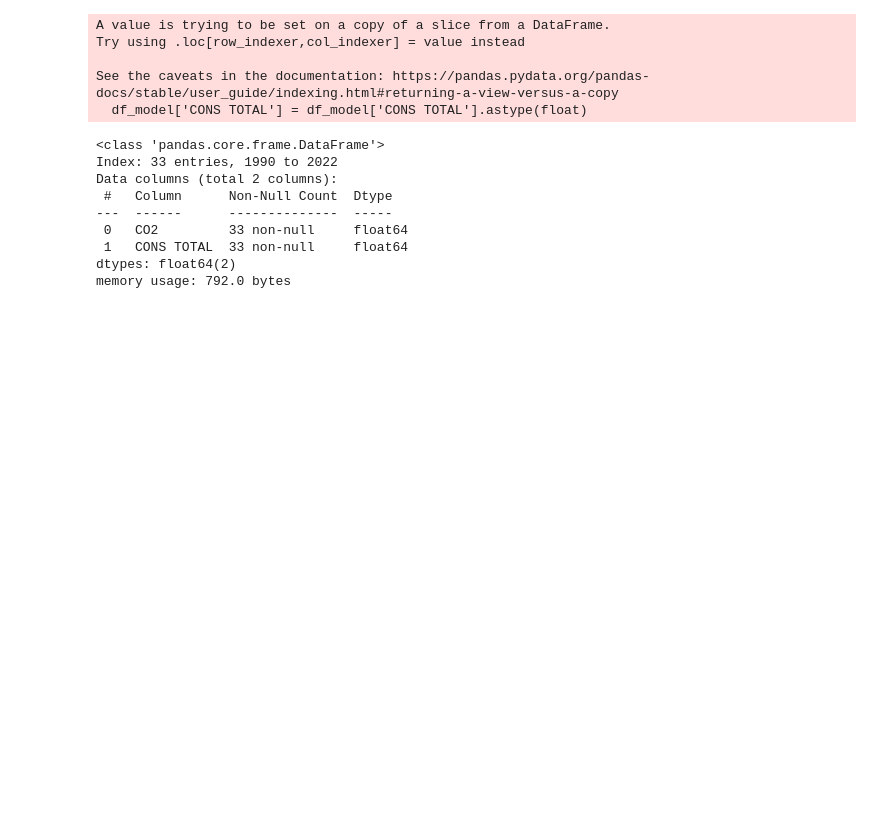
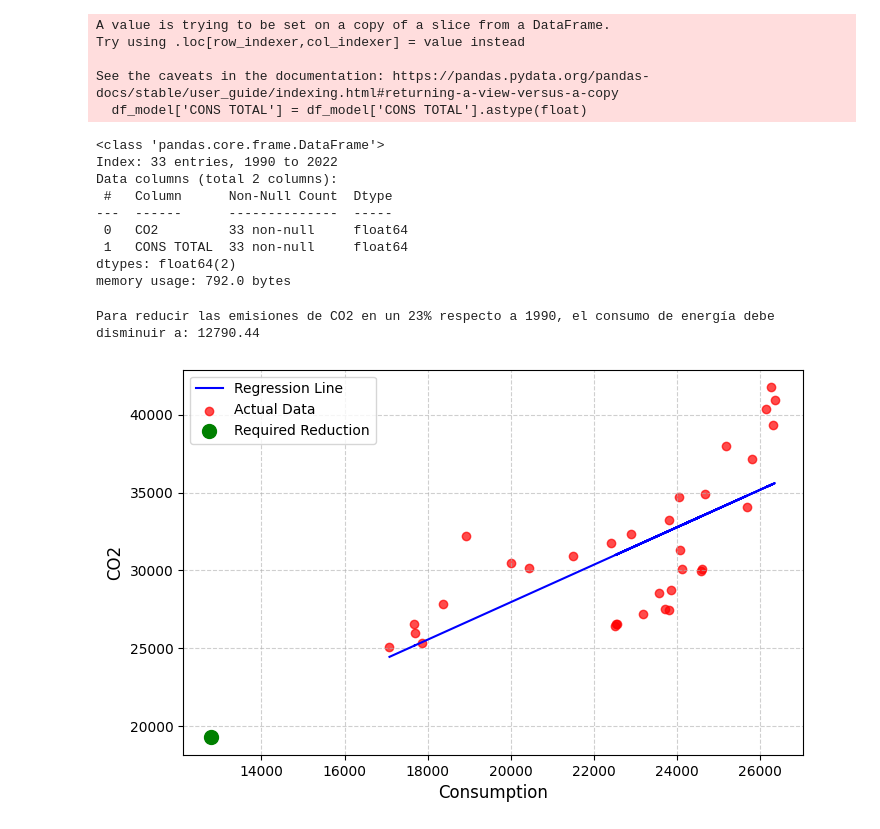
Before and after one commit to leocareer/DA_specialization, a Jupyter notebook: Sprint_10/S10_02.ipynb, the cells around one changed output. Cells and saved outputs as stored; diff of their text form; code cells hidden in the pictures; blank space fills up the shorter version.

Commit message:
sprint 10: S10_02.ipynb: model LinearRegression

```diff
--- a/Sprint_10/S10_02.ipynb
+++ b/Sprint_10/S10_02.ipynb
@@ -273,8 +280,27 @@ y = df_model['CO2']
 model = LinearRegression()
 model.fit(X, y)
 
-current_co2 = y.iloc[-1]  # 2022
-target_co2 = current_co2 * 0.4  # para menos 60%
+current_co2 = y.iloc[-33]  # 1990
+target_co2 = current_co2 * 0.77  # para menos 23%
 
 required_energy = (target_co2 - model.intercept_) / model.coef_[0]
-print(f'Чтобы сократить выбросы CO₂ на 60%, потребление энергии должно уменьшиться до: {required_energy:.2f}')
+print(f'Para reducir las emisiones de CO2 en un 23% respecto a 1990, el consumo de energía debe disminuir a: {required_energy:.2f}')
+# %% [output]
+Para reducir las emisiones de CO2 en un 23% respecto a 1990, el consumo de energía debe disminuir a: 12790.44
+# %%
+fig, ax = plt.subplots(figsize=(8, 5))
+
+ax.plot(df_model[['CONS TOTAL']], model.predict(X), color='blue', label='Regression Line')
+
+ax.scatter(df_model[['CONS TOTAL']], df_model['CO2'], color='red', label='Actual Data', alpha=0.7)
+
+ax.scatter(required_energy, target_co2, color='green', s=100, label='Required Reduction')
+
+ax.grid(linestyle='--', alpha=0.6)
+ax.set_xlabel('Consumption', fontsize=12)
+ax.set_ylabel('CO2', fontsize=12)
+ax.legend()
+
+plt.show()
+# %% [output]
+[figure, added]
```
Also changed, not shown: parts of 1 cell of this notebook.
